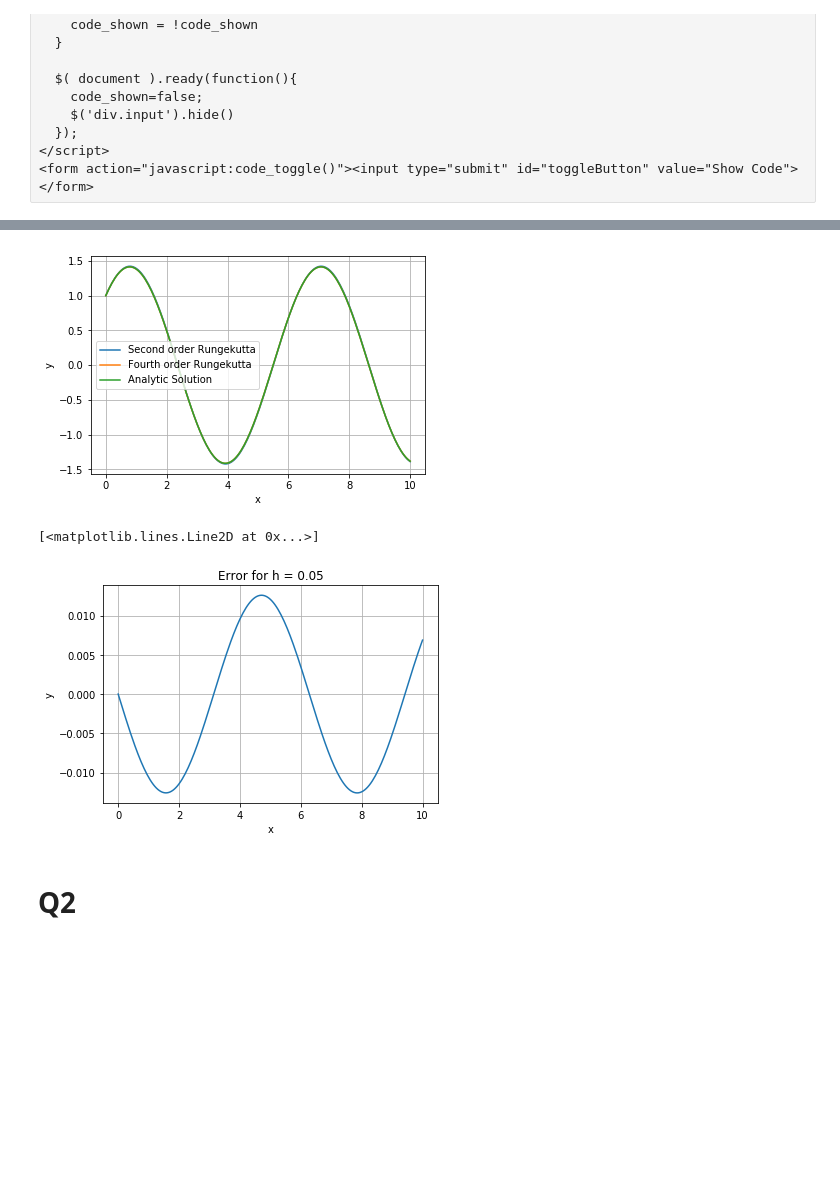
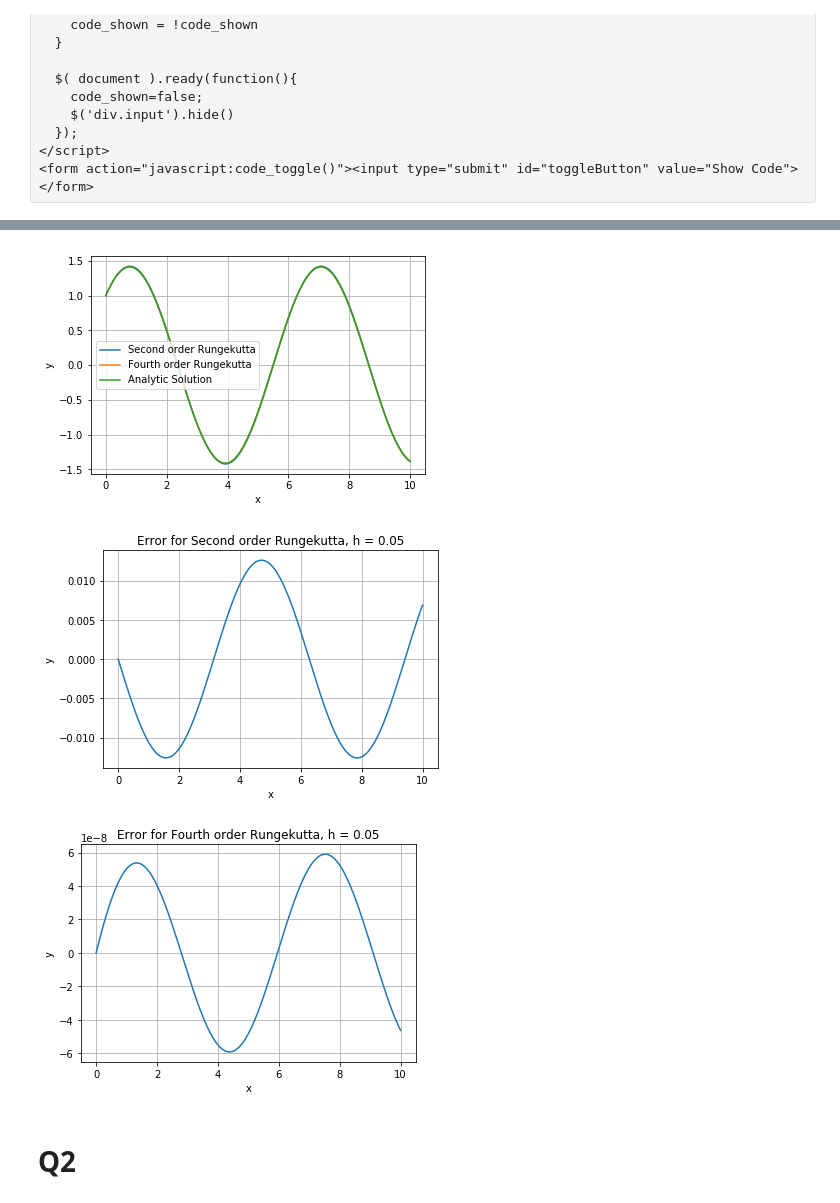
Before and after one commit to Vidhin05/Computational-and-Numerical-Methods, a Jupyter notebook: src/Set_16.ipynb, the cells around one changed output, grey strips where cells are left out. Cells and saved outputs as stored; diff of their text form; code cells hidden in the pictures; blank space fills up the shorter version.

```diff
--- a/src/Set_16.ipynb
+++ b/src/Set_16.ipynb
@@ -93,35 +101,42 @@ plt.plot(vx2, np.sin(vx2) + np.cos(vx2) - vy2)
 # %%
-vx2, vy2 = rk2(f, 0, 1, 10,0.05)
-vx4, vy4 = rk4(f, 0, 1, 10,0.05)
+vx2, vy2 = rk2(f, 0, 1, 10, 0.05)
+vx4, vy4 = rk4(f, 0, 1, 10, 0.05)
 
 plt.xlabel("x")
 plt.ylabel("y")
 plt.grid(True)
 plt.plot(vx2,vy2,label = "Second order Rungekutta")
 plt.legend(loc = 'best')
 
 plt.xlabel("x")
 plt.ylabel("y")
 plt.grid(True)
 plt.plot(vx4,vy4, label = "Fourth order Rungekutta")
 plt.legend(loc = 'best')
 plt.xlabel("x")
 plt.ylabel("y")
 plt.grid(True)
 plt.plot(vx2, np.sin(vx2) + np.cos(vx2), label = "Analytic Solution")
 plt.legend(loc = 'best')
 plt.show()
 
 plt.grid(True)
 plt.xlabel("x")
 plt.ylabel("y")
+plt.title("Error for Second order Rungekutta, h = 0.05")
+plt.plot(vx2, np.sin(vx2) + np.cos(vx2) - vy2)
+plt.show()
+
+plt.xlabel("x")
+plt.ylabel("y")
 plt.grid(True)
-plt.title("Error for h = 0.05")
-plt.plot(vx2, np.sin(vx2) + np.cos(vx2) - vy2)
+plt.title("Error for Fourth order Rungekutta, h = 0.05")
+plt.plot(vx4, np.sin(vx4) + np.cos(vx4) - vy4)
+plt.show()
 # %% [output]
 [figure]
-[<matplotlib.lines.Line2D at 0x...>]
-[figure, old version]
+[figure, new version]
+[figure, added]
 # %% [markdown]
 # Q2
 # %%
```
Also changed, not shown: parts of 3 cells of this notebook, 4 other files.
